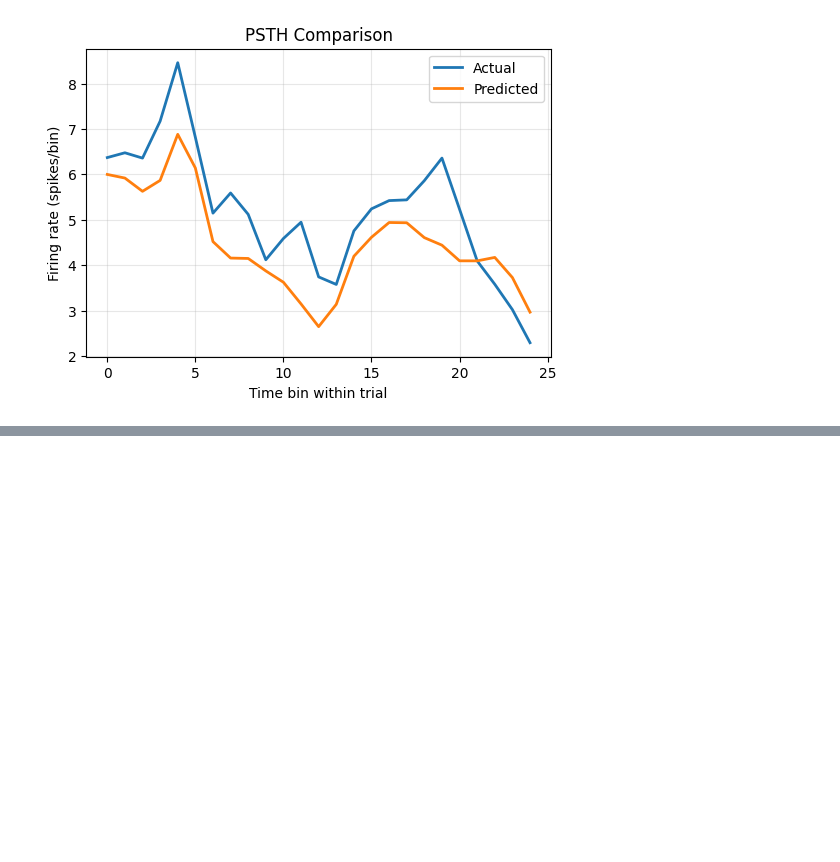
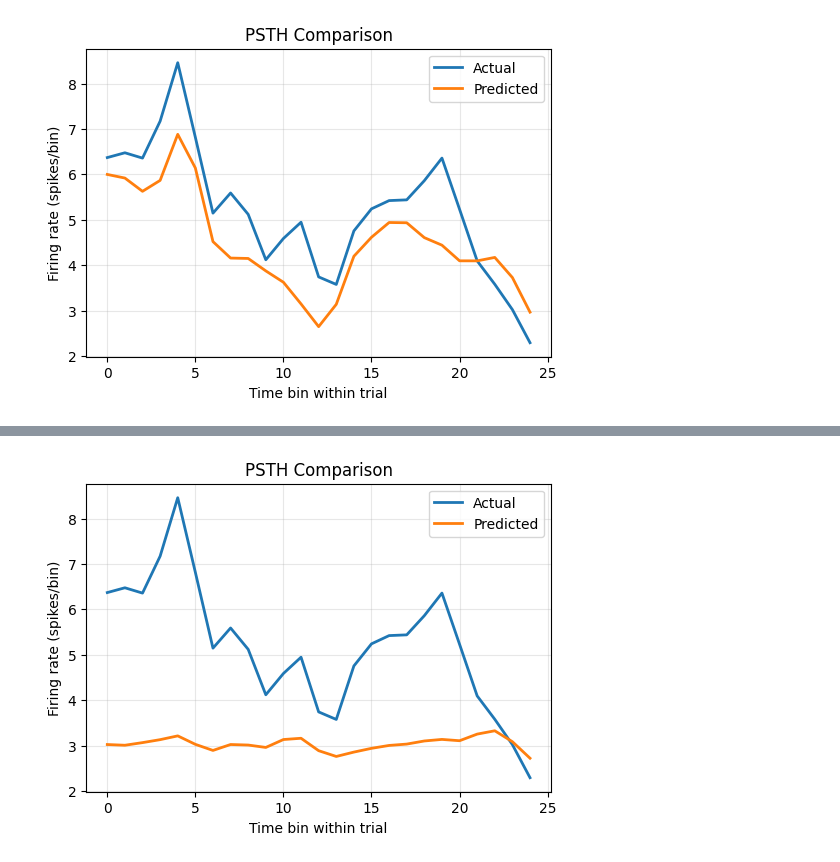
Before and after one commit to shtem/BIOL61230_poisson_neural_net, a Jupyter notebook: notebooks/neural_network.ipynb, the cells around one changed output, grey strips where cells are left out. Cells and saved outputs as stored; diff of their text form; code cells hidden in the pictures; blank space fills up the shorter version.

Commit message:
TDSS-1033 - simple poisson nn

```diff
--- a/notebooks/neural_network.ipynb
+++ b/notebooks/neural_network.ipynb
@@ -79,0 +73,2 @@ xgboost_results[0]["test"]["psth_fig"]
+# %%
+nn_results = fit_poisson_nn(X, Y, cell_ids)
@@ -79,0 +95,4 @@ xgboost_results[0]["test"]["psth_fig"]
+# %%
+nn_results[0]["test"]["psth_fig"]
+# %% [output]
+[figure, added]
```
Also changed, not shown: parts of 3 cells of this notebook, 3 other files.
